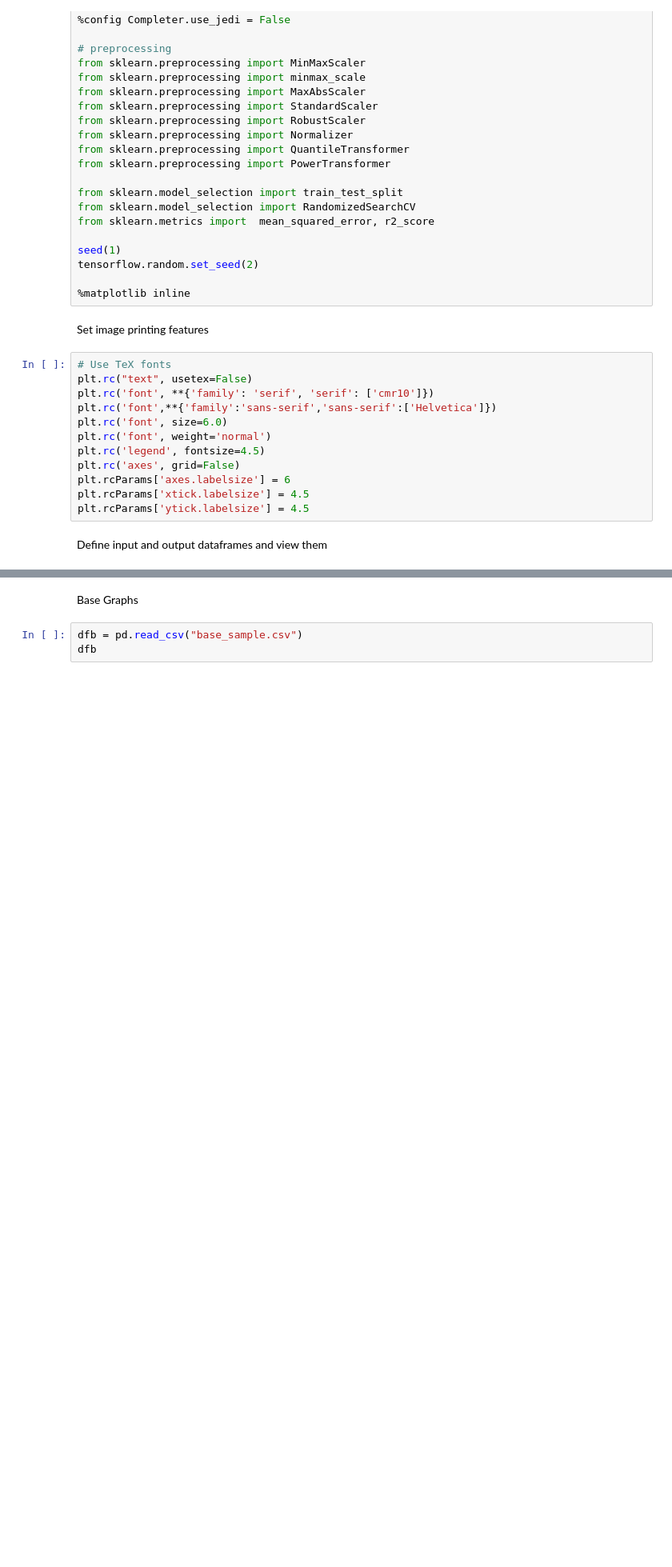
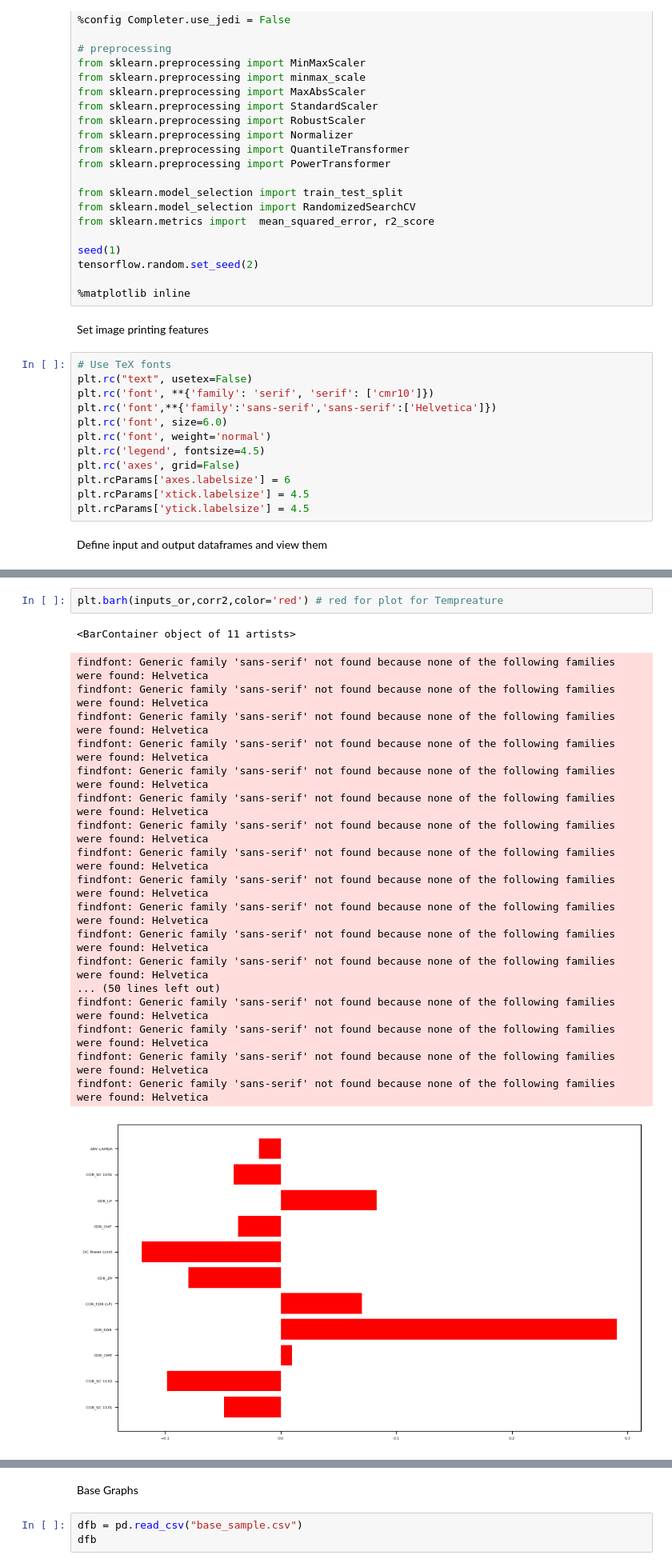
Before and after one commit to ebotchway/thesis_work, a Jupyter notebook: mphil_thesis.ipynb, the cells around one changed output, grey strips where cells are left out. Shown: that part at 80% size. Cells and saved outputs as stored; diff of their text form; blank space fills up the shorter version.

```diff
--- a/mphil_thesis.ipynb
+++ b/mphil_thesis.ipynb
@@ -99,0 +260,22 @@ df_inp[lst].hist(figsize=(15,10))
+# %%
+plt.barh(inputs_or,corr2,color='red') # red for plot for Tempreature
+# %% [output]
+<BarContainer object of 11 artists>
+findfont: Generic family 'sans-serif' not found because none of the following families were found: Helvetica
+findfont: Generic family 'sans-serif' not found because none of the following families were found: Helvetica
+findfont: Generic family 'sans-serif' not found because none of the following families were found: Helvetica
+findfont: Generic family 'sans-serif' not found because none of the following families were found: Helvetica
+findfont: Generic family 'sans-serif' not found because none of the following families were found: Helvetica
+findfont: Generic family 'sans-serif' not found because none of the following families were found: Helvetica
+findfont: Generic family 'sans-serif' not found because none of the following families were found: Helvetica
+findfont: Generic family 'sans-serif' not found because none of the following families were found: Helvetica
+findfont: Generic family 'sans-serif' not found because none of the following families were found: Helvetica
+findfont: Generic family 'sans-serif' not found because none of the following families were found: Helvetica
+findfont: Generic family 'sans-serif' not found because none of the following families were found: Helvetica
+findfont: Generic family 'sans-serif' not found because none of the following families were found: Helvetica
+... (50 lines left out)
+findfont: Generic family 'sans-serif' not found because none of the following families were found: Helvetica
+findfont: Generic family 'sans-serif' not found because none of the following families were found: Helvetica
+findfont: Generic family 'sans-serif' not found because none of the following families were found: Helvetica
+findfont: Generic family 'sans-serif' not found because none of the following families were found: Helvetica
+[figure, added]
```
Also changed, not shown: parts of 21 cells of this notebook, 1 other file.
